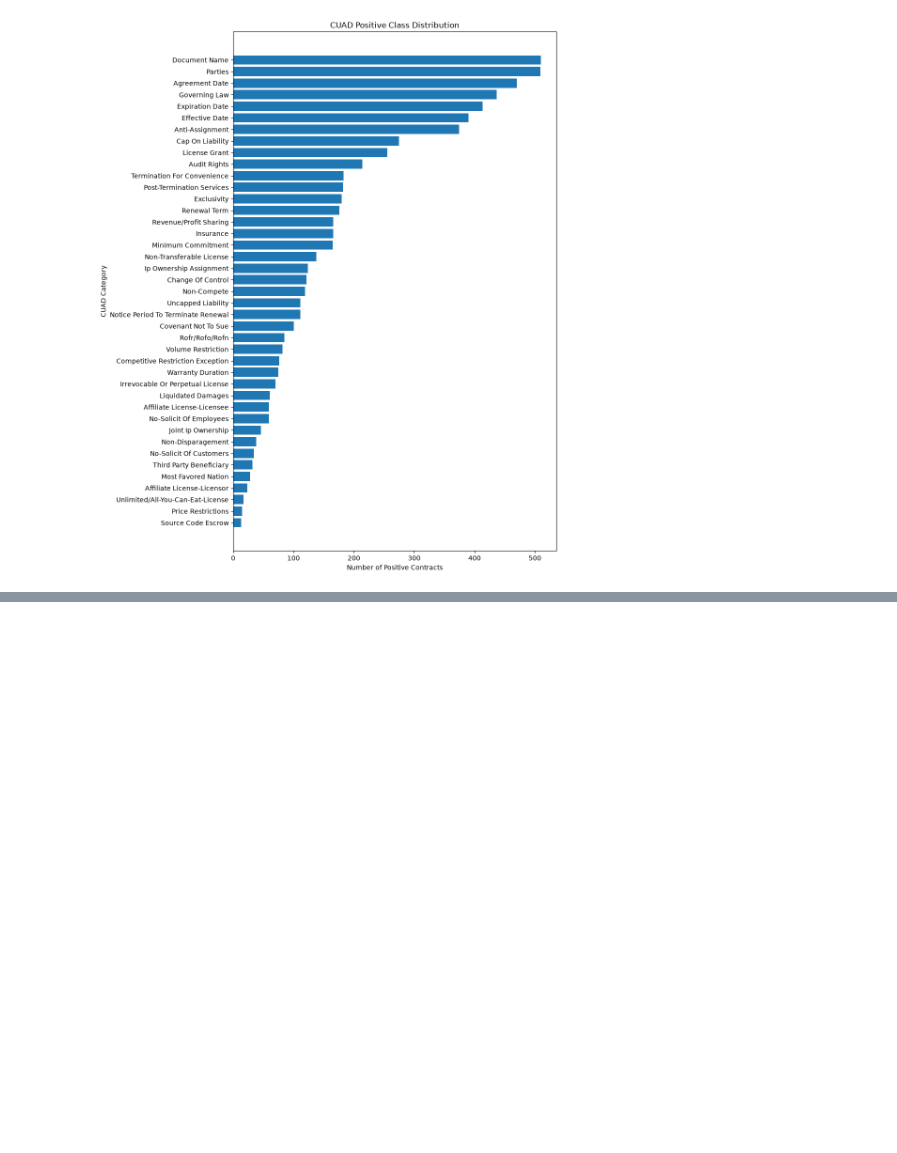
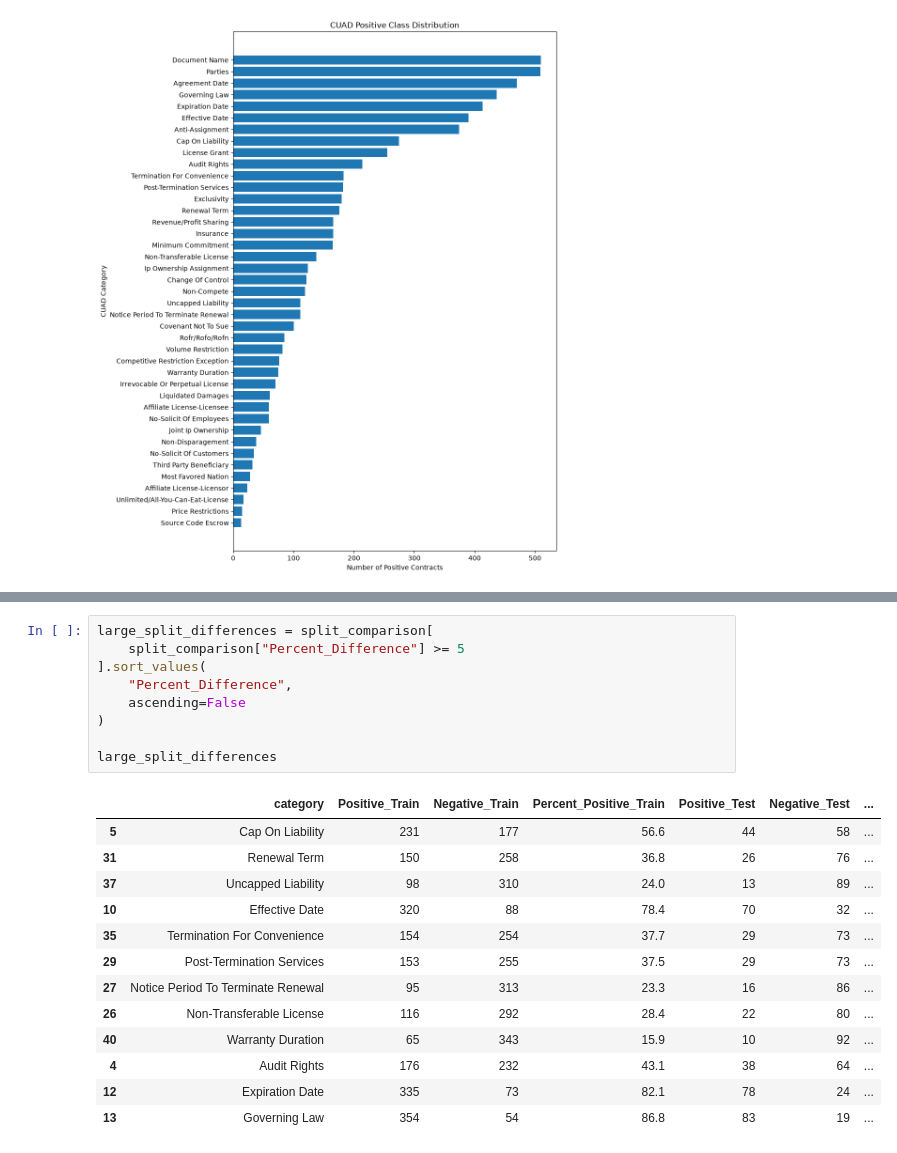
Before and after one commit to Break-Through-Tech/Accenture-1F-contract-review-challenge, a Jupyter notebook: notebooks/class_imbalance.ipynb, the cells around one changed output, grey strips where cells are left out. Drawn from its saved outputs; the diff is of its cells as text; blank space fills up the shorter version.

```diff
--- a/notebooks/class_imbalance.ipynb
+++ b/notebooks/class_imbalance.ipynb
@@ -412,0 +689,23 @@ The next analysis should examine how these positive examples are distributed bet
+# %%
+large_split_differences = split_comparison[
+    split_comparison["Percent_Difference"] >= 5
+].sort_values(
+    "Percent_Difference",
+    ascending=False
+)
+
+large_split_differences
+# %% [output]
+|  | category | Positive_Train | Negative_Train | Percent_Positive_Train | Positive_Test | Negative_Test | ... |
+| 5 | Cap On Liability | 231 | 177 | 56.6 | 44 | 58 | ... |
+| 31 | Renewal Term | 150 | 258 | 36.8 | 26 | 76 | ... |
+| 37 | Uncapped Liability | 98 | 310 | 24.0 | 13 | 89 | ... |
+| 10 | Effective Date | 320 | 88 | 78.4 | 70 | 32 | ... |
+| 35 | Termination For Convenience | 154 | 254 | 37.7 | 29 | 73 | ... |
+| 29 | Post-Termination Services | 153 | 255 | 37.5 | 29 | 73 | ... |
+| 27 | Notice Period To Terminate Renewal | 95 | 313 | 23.3 | 16 | 86 | ... |
+| 26 | Non-Transferable License | 116 | 292 | 28.4 | 22 | 80 | ... |
+| 40 | Warranty Duration | 65 | 343 | 15.9 | 10 | 92 | ... |
+| 4 | Audit Rights | 176 | 232 | 43.1 | 38 | 64 | ... |
+| 12 | Expiration Date | 335 | 73 | 82.1 | 78 | 24 | ... |
+| 13 | Governing Law | 354 | 54 | 86.8 | 83 | 19 | ... |
```
Also changed, not shown: parts of 26 cells of this notebook.
